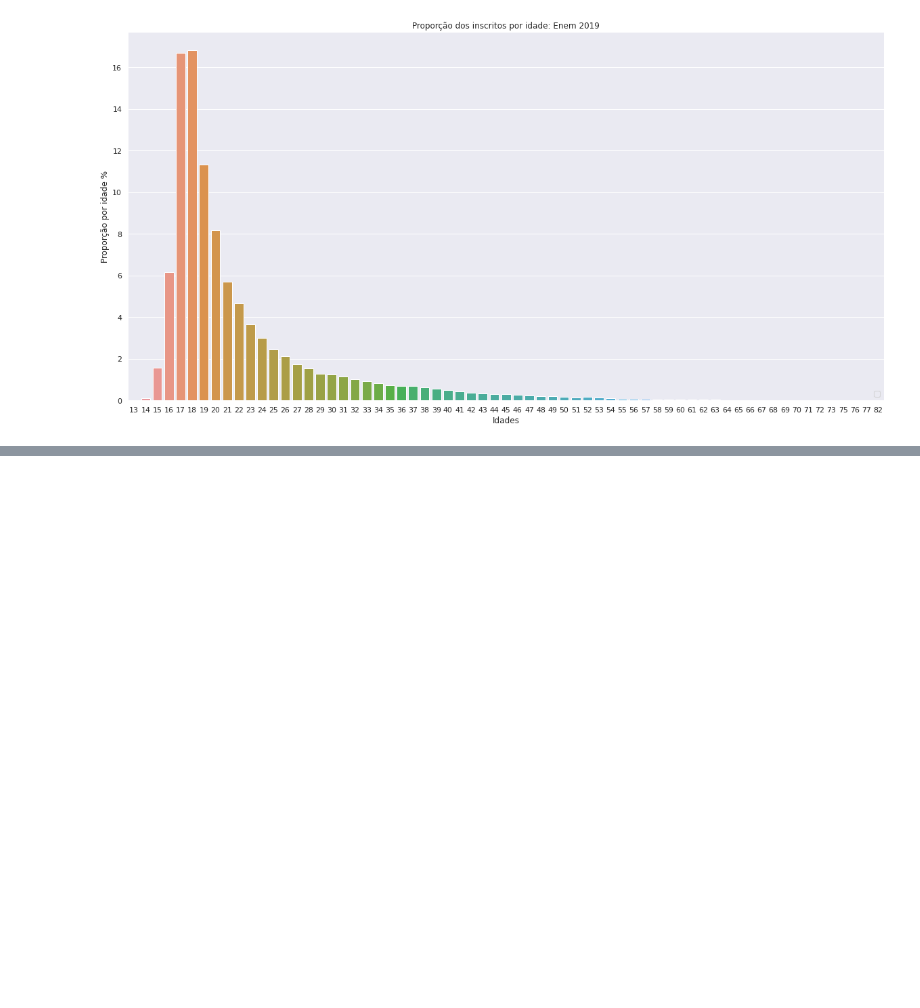
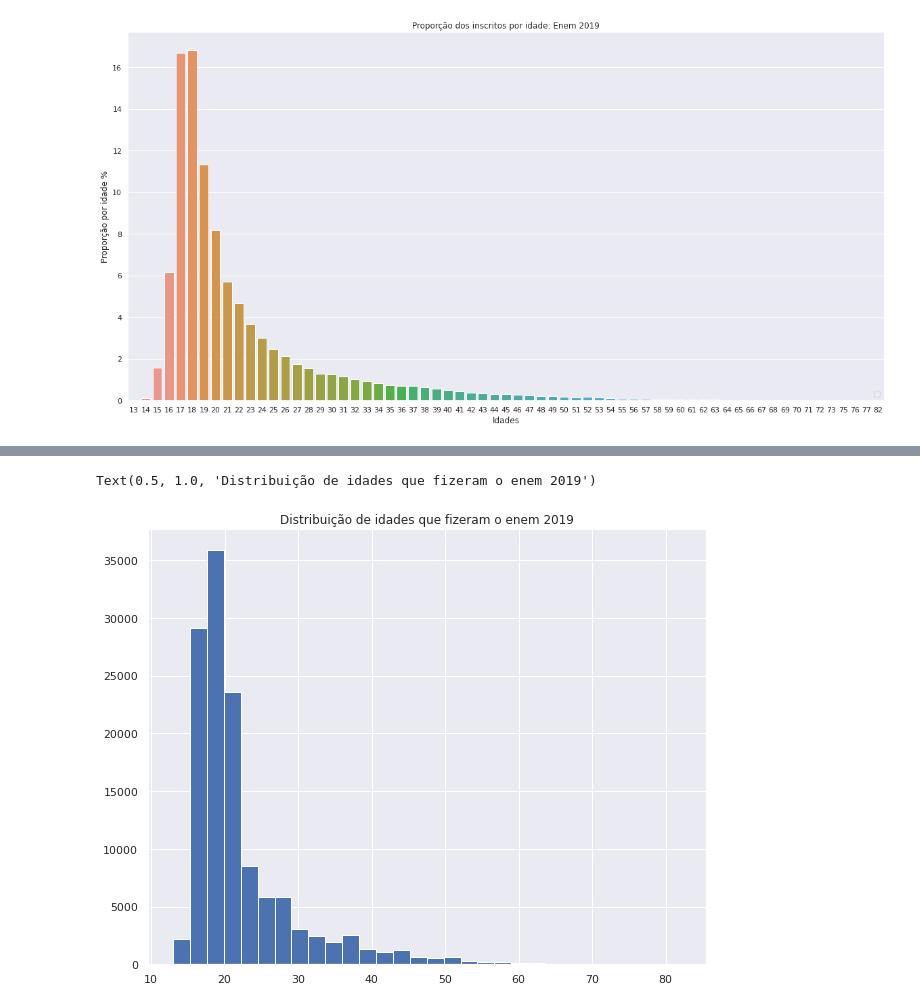
Before and after one commit to victorsantanaa/imersaoDadosAlura, a Jupyter notebook: Desafios_Aula_1.ipynb, the cells around one changed output, grey strips where cells are left out. Drawn from its saved outputs; the diff is of its cells as text; code cells hidden in the pictures; blank space fills up the shorter version.

```diff
--- a/Desafios_Aula_1.ipynb
+++ b/Desafios_Aula_1.ipynb
@@ -85,0 +76,7 @@ Name: SG_UF_RESIDENCIA, dtype: int64
+# %%
+#Desafio 03: Colocar título no histograma.
+dados['NU_IDADE'].hist(bins = 30, figsize = (10, 8))
+plt.title("Distribuição de idades que fizeram o enem 2019")
+# %% [output]
+Text(0.5, 1.0, 'Distribuição de idades que fizeram o enem 2019')
+[figure, added]
```
Also changed, not shown: parts of 5 cells of this notebook.
